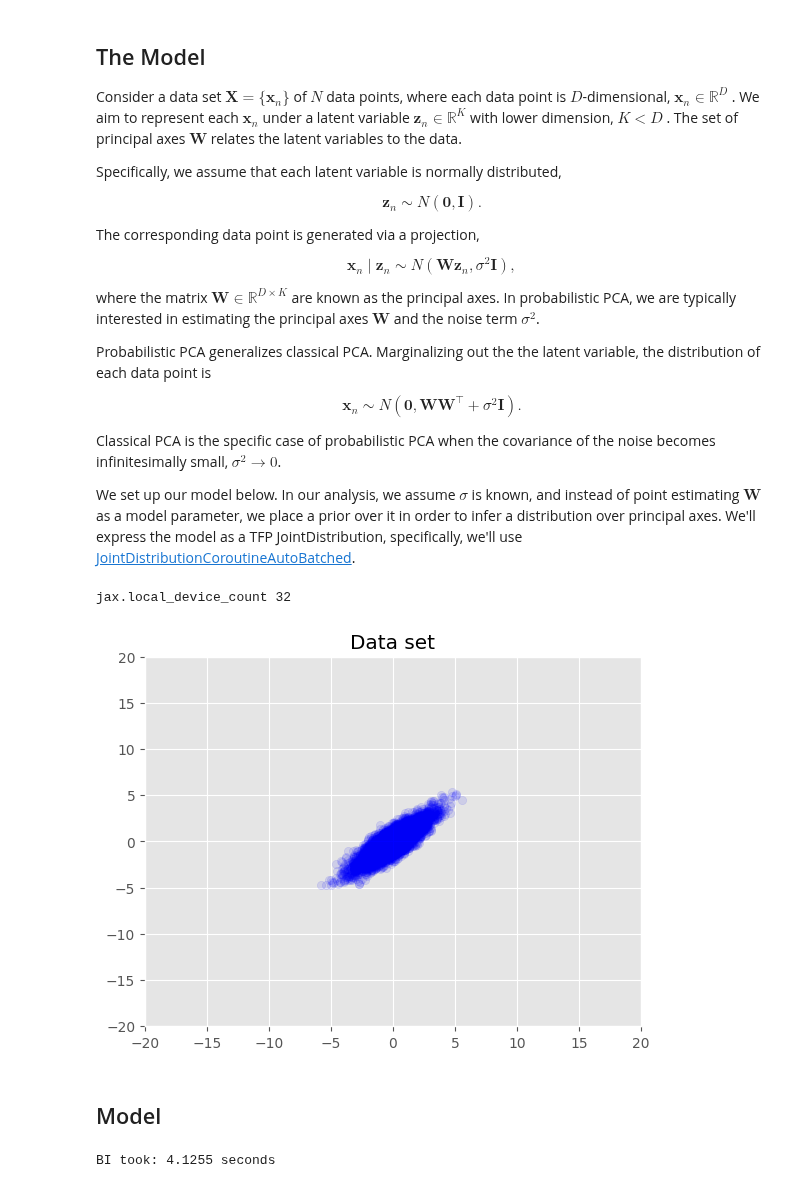
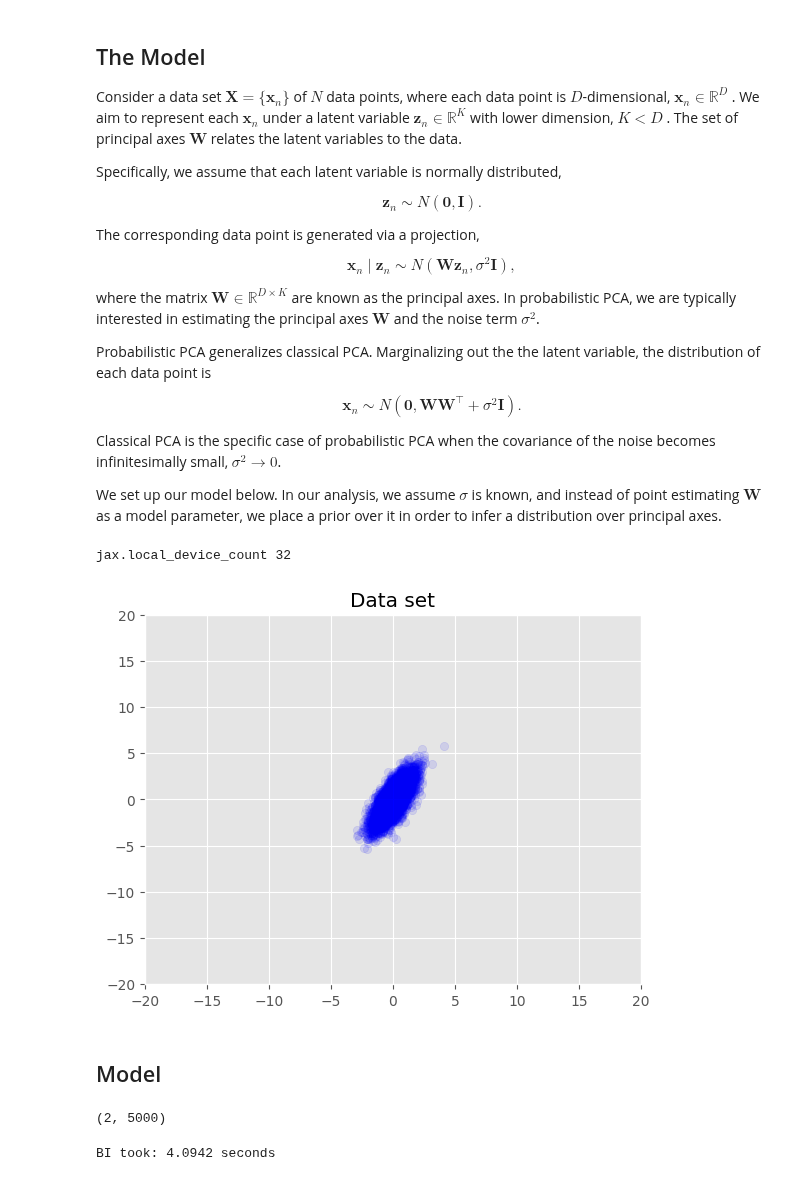
Before and after one commit to BGN-for-ASNA/BI, a Jupyter notebook: bi/PCA.ipynb, the cells around one changed output. Drawn from its saved outputs; the diff is of its cells as text; code cells hidden in the pictures.

```diff
--- a/bi/PCA.ipynb
+++ b/bi/PCA.ipynb
@@ -45,45 +45,49 @@ covariance of the noise becomes infinitesimally small, $\sigma^2 \to 0$.
 We set up our model below. In our analysis, we assume $\sigma$ is known, and
 instead of point estimating $\mathbf{W}$ as a model parameter, we
 place a prior over it in order to infer a distribution over principal
-axes. We'll express the model as a TFP JointDistribution, specifically, we'll
-use [JointDistributionCoroutineAutoBatched](https://www.tensorflow.org/probability/api_docs/python/tfp/distributions/JointDistributionCoroutineAutoBatched).
+axes.
 # %%
 from main import*
 import seaborn as sns
 m = bi(platform='cpu')
 plt.style.use("ggplot")
 warnings.filterwarnings('ignore')
 
 
 num_datapoints = 5000
 data_dim = 2
 latent_dim = 1
 stddv_datapoints = 0.5
 
 # Simulate data
 def sim_data(data_dim, latent_dim, num_datapoints, stddv_datapoints, seed = 0):
     w = bi.dist.normal(0, 1, shape=(data_dim, latent_dim), name='w', sample=True, seed=seed)
     z = bi.dist.normal(0, 1, shape=(latent_dim, num_datapoints), name='z', sample=True, seed=seed)
-    x = bi.dist.normal(w @ z, stddv_datapoints, shape=(data_dim, latent_dim), name='x', sample=True, seed=seed)
+    x = bi.dist.normal(w @ z, stddv_datapoints, name='x', sample=True, seed=seed)
     return w, z, x
 
 actual_w, actual_z, x_train =sim_data(data_dim, latent_dim, num_datapoints, stddv_datapoints, seed = 20)
 plt.scatter(x_train[0, :], x_train[1, :], color='blue', alpha=0.1)
 plt.axis([-20, 20, -20, 20])
 plt.title("Data set")
 plt.show()
 # %% [output]
 jax.local_device_count 32
-[figure, old version]
+[figure, new version]
 # %% [markdown]
 ## Model
+# %%
+x_train.shape
+# %% [output]
+(2, 5000)
 # %%
 # Model using simulated data
 def model(x_train, data_dim, latent_dim, num_datapoints, stddv_datapoints, seed = 0):
     w = bi.dist.normal(0, 1, shape=(data_dim, latent_dim), name='w')
     z = bi.dist.normal(0, 1, shape=(latent_dim, num_datapoints))
     lk('Y', Normal(w @ z, stddv_datapoints), obs=x_train)
-    m.data_on_model = dict(
+
+m.data_on_model = dict(
     x_train = x_train,
     data_dim = data_dim,
     latent_dim = latent_dim,
@@ -95,7 +99,7 @@ m.run(model)
 summary = m.summary()
 posteriors = jnp.concatenate([actual_w.flatten(), actual_z.flatten()]) # concatenate the actual values of w and z
 # %% [output]
-BI took: 4.1255 seconds
+BI took: 4.0942 seconds
 # %%
 # Plot real values Vs expected values
 plt.figure(figsize=(8, 6))
```
Also changed, not shown: parts of 1 cell of this notebook.
